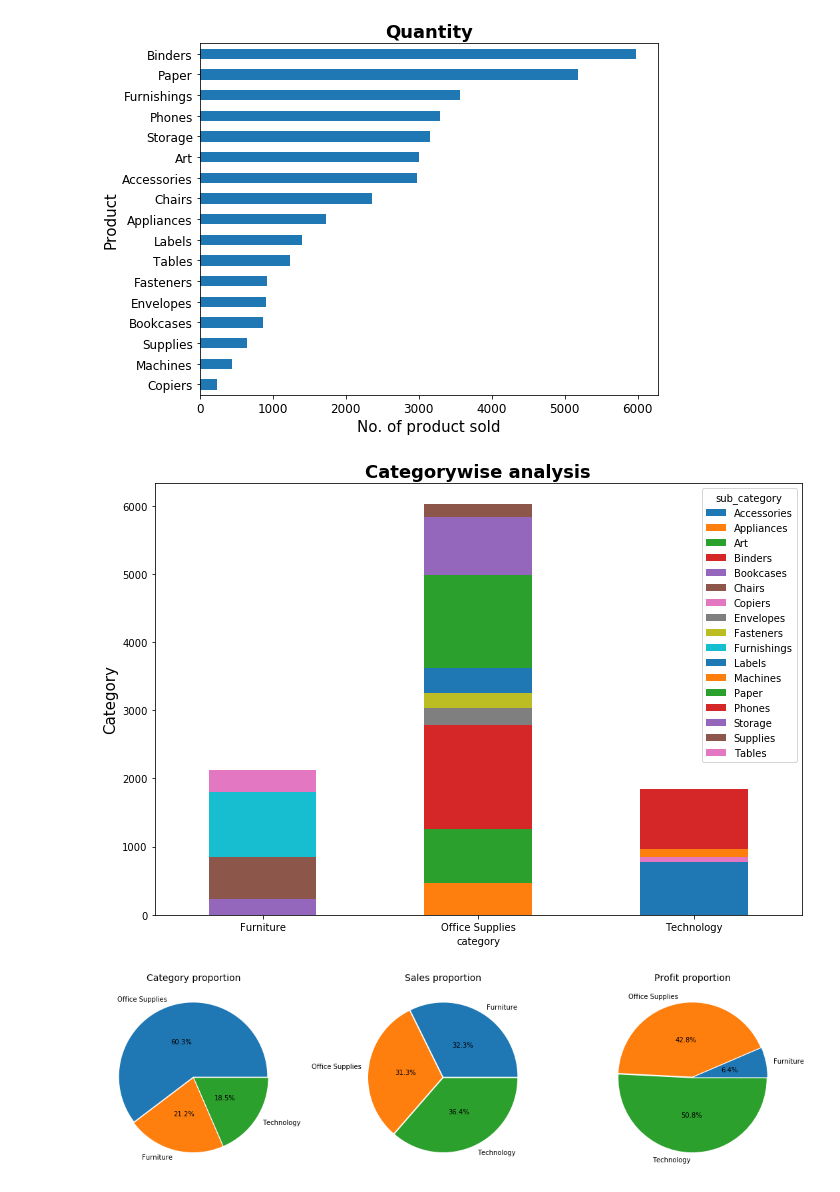
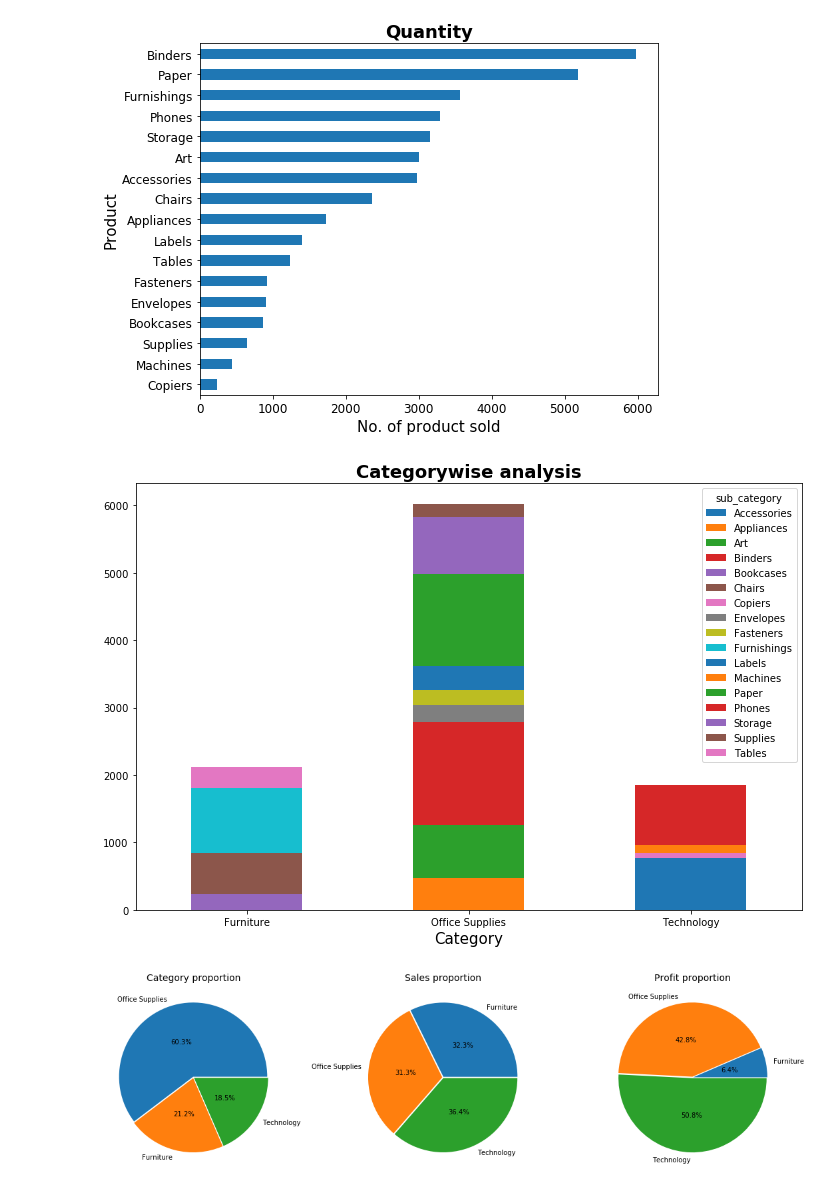
Before and after one commit to Tejas2512/TSF-Tasks, a Jupyter notebook: Task 3/TASK 3.ipynb, the cells around one changed output. Saved outputs shown, nothing was run; the diff lists cells and outputs as text; code cells hidden in the pictures.

```diff
--- a/Task 3/TASK 3.ipynb
+++ b/Task 3/TASK 3.ipynb
@@ -248,14 +262,14 @@ plt.tight_layout()
 # %%
 # Categorywise analysis
 # In each category which product sold more.
 pd.crosstab(df.category,df.sub_category).plot.bar(stacked=True,figsize=(10,7),rot=360)
 plt.title('Categorywise analysis',fontsize=18,fontweight='bold')
-plt.ylabel('Category',fontsize=15)
+plt.xlabel('Category',fontsize=15)
 plt.xticks(fontsize=10)
 plt.yticks(fontsize=10)
 plt.tight_layout()
 # %% [output]
-[figure, old version]
+[figure, new version]
 # %%
 # Create three subplots
 f, (ax1, ax2, ax3) = plt.subplots(1, 3,figsize=(15,5))
```
Also changed, not shown: parts of 12 cells of this notebook, 3 other files.
